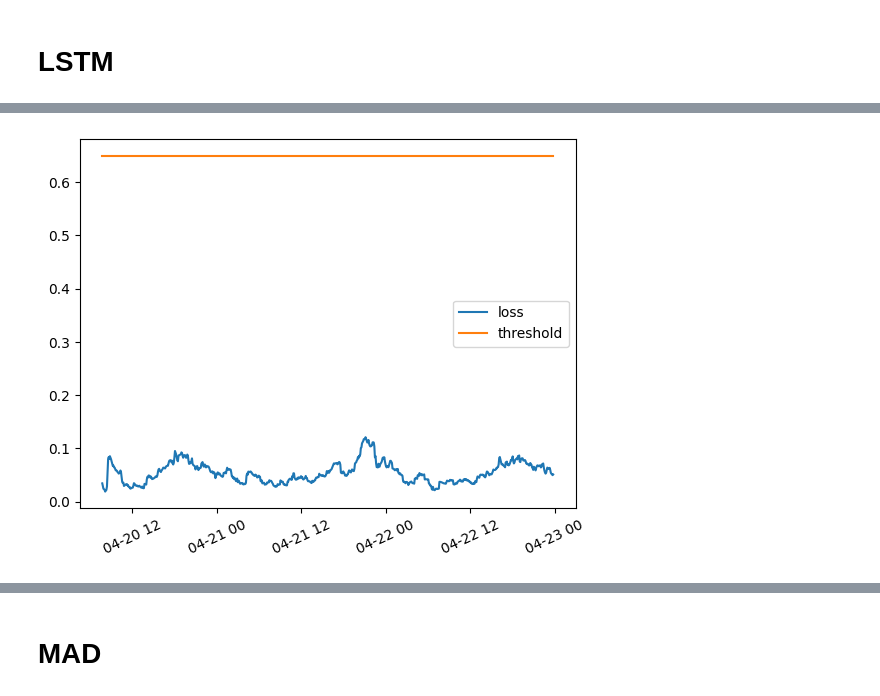
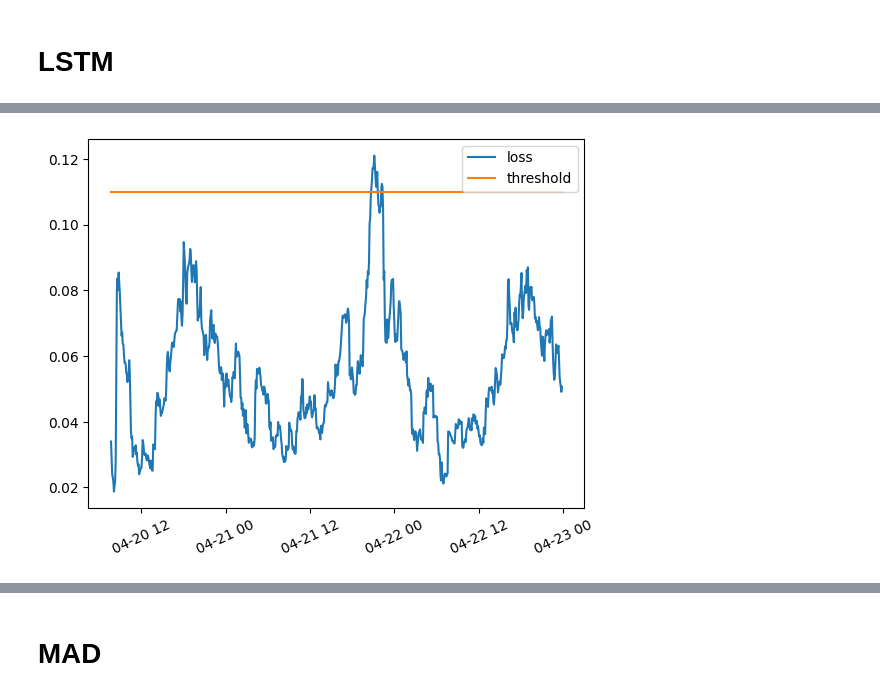
Before and after one commit to wadimoughanim/last_mlts_proj, a Jupyter notebook: main2.ipynb, the cells around one changed output, grey strips where cells are left out. Saved outputs shown, nothing was run; the diff lists cells and outputs as text; code cells hidden in the pictures.

```diff
--- a/main2.ipynb
+++ b/main2.ipynb
@@ -940,7 +978,7 @@ train_twitter , test_twitter = train_test(serie_twitter)
 train_standard_twitter , test_standard_twitter = standard(train_twitter , test_twitter)
 # %%
 X_train_twitter, y_train_twitter = create_dataset(train_standard_twitter[['value']], train_standard_twitter.value, 24)
-X_test_twitter, y_test_twitter = create_dataset(test_standard_twitter[['value']], train_standard_twitter.value, 24)
+X_test_twitter, y_test_twitter = create_dataset(test_standard_twitter[['value']], test_standard_twitter.value, 24)
 # %%
 model_twitter = create_and_train_lstm_model(X_train_twitter, y_train_twitter, epochs=10, batch_size=32, validation_split=0.1, shuffle=False)
 plt.plot(model_twitter[1].history['loss'], label='train')
@@ -972,4 +1010,4 @@ Epoch 10/10
 # %%
-test_score_twitter = detect_anomalies(X_test_twitter, model_twitter[0], test_standard_twitter, 24, threshold=0.65)
+test_score_twitter = detect_anomalies(X_test_twitter, model_twitter[0], test_standard_twitter, 24, threshold=0.11)
 plot_loss(test_score_twitter)
 # %% [output]
@@ -977 +1015 @@ plot_loss(test_score_twitter)
-[figure, old version]
+[figure, new version]
```
Also changed, not shown: parts of 161 cells of this notebook.
